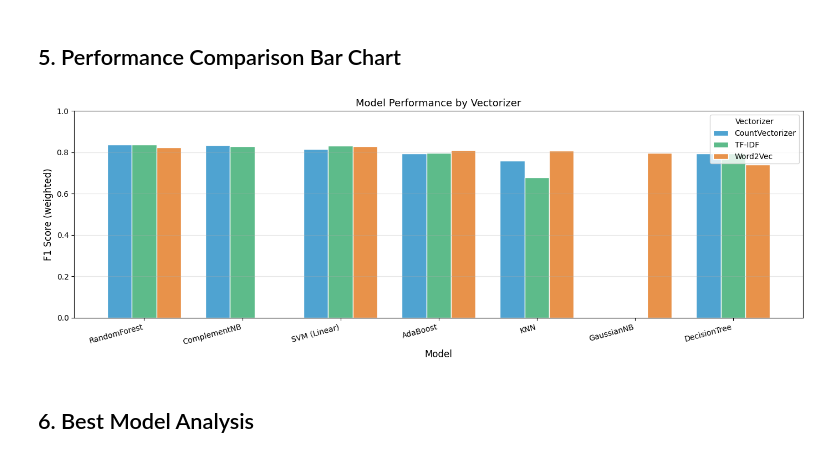
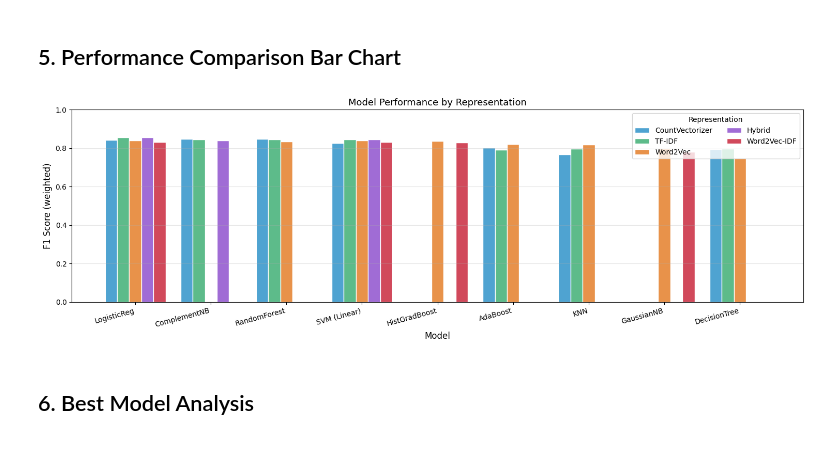
Before and after one commit to ArmanBjr/snappfood-sentiment-analysis, a Jupyter notebook: notebooks/03_base_models.ipynb, the cells around one changed output. Drawn from its saved outputs; the diff is of its cells as text; code cells hidden in the pictures.

```diff
--- a/notebooks/03_base_models.ipynb
+++ b/notebooks/03_base_models.ipynb
@@ -56,6 +71,7 @@ Imports OK
 # %% [markdown]
 ## 1. Load Feature Matrices
 # %%
+# Required representations
 X_train_count = sp.load_npz(os.path.join(DATA_PROC, 'X_train_count.npz'))
 X_test_count  = sp.load_npz(os.path.join(DATA_PROC, 'X_test_count.npz'))
 
@@ -65,6 +81,13 @@ X_test_tfidf  = sp.load_npz(os.path.join(DATA_PROC, 'X_test_tfidf.npz'))
 X_train_w2v   = np.load(os.path.join(DATA_PROC, 'X_train_w2v.npy'))
 X_test_w2v    = np.load(os.path.join(DATA_PROC, 'X_test_w2v.npy'))
 
+# Bonus representations from Phase 2
+X_train_hybrid = sp.load_npz(os.path.join(DATA_PROC, 'X_train_hybrid.npz'))
+X_test_hybrid  = sp.load_npz(os.path.join(DATA_PROC, 'X_test_hybrid.npz'))
+
+X_train_w2v_idf = np.load(os.path.join(DATA_PROC, 'X_train_w2v_idf.npy'))
+X_test_w2v_idf  = np.load(os.path.join(DATA_PROC, 'X_test_w2v_idf.npy'))
+
 y_train = np.load(os.path.join(DATA_PROC, 'y_train.npy'))
 y_test  = np.load(os.path.join(DATA_PROC, 'y_test.npy'))
 
@@ -73,6 +96,8 @@ test_df = pd.read_csv(os.path.join(DATA_PROC, 'test.csv'), encoding='utf-8')
 X_test_texts = test_df['cleaned'].fillna('').values
 
 print('All feature matrices loaded.')
-print(f'Train: {X_train_count.shape}  Test: {X_test_count.shape}')
+print(f'Count : {X_train_count.shape}   TF-IDF: {X_train_tfidf.shape}')
+print(f'W2V   : {X_train_w2v.shape}   W2V-IDF: {X_train_w2v_idf.shape}')
+print(f'Hybrid: {X_train_hybrid.shape}')
 # %% [output]
 All feature matrices loaded.
@@ -121,12 +158,13 @@ for vec_name, (X_tr, X_te) in vectorizers.items():
 
     for model_name, model, supported in models:
         if vec_name not in supported:
-            print(f'  [SKIP] {model_name} (not compatible with {vec_name})')
             continue
 
-        # GaussianNB requires dense input
-        X_tr_use = X_tr.toarray() if (sp.issparse(X_tr) and isinstance(model, GaussianNB)) else X_tr
-        X_te_use = X_te.toarray() if (sp.issparse(X_te) and isinstance(model, GaussianNB)) else X_te
+        # Some estimators (GaussianNB, HistGradientBoosting) cannot consume
+        # scipy sparse input — densify only for those.
+        needs_dense = isinstance(model, DENSE_REQUIRED_TYPES)
+        X_tr_use = X_tr.toarray() if (needs_dense and sp.issparse(X_tr)) else X_tr
+        X_te_use = X_te.toarray() if (needs_dense and sp.issparse(X_te)) else X_te
 
         t0 = time.time()
         model.fit(X_tr_use, y_train)
@@ -256,35 +275,37 @@ plt.show()
 # %% [markdown]
 ## 5. Performance Comparison Bar Chart
 # %%
-colors = {'CountVectorizer': '#4FA3D1', 'TF-IDF': '#5DBB8A', 'Word2Vec': '#E8924A'}
-vec_names = results_df['vectorizer'].unique()
+vec_names = list(vectorizers.keys())
+palette = ['#4FA3D1', '#5DBB8A', '#E8924A', '#A06CD5', '#D1495B']
+colors = {v: palette[i % len(palette)] for i, v in enumerate(vec_names)}
+
 model_names_ordered = results_df.groupby('model')['f1'].max().sort_values(ascending=False).index
 
 x = np.arange(len(model_names_ordered))
-width = 0.25
+width = 0.8 / len(vec_names)
 
-fig, ax = plt.subplots(figsize=(14, 5))
+fig, ax = plt.subplots(figsize=(15, 5))
 
 for i, vec in enumerate(vec_names):
     vec_data = results_df[results_df['vectorizer'] == vec].set_index('model')
     f1_vals = [vec_data.loc[m, 'f1'] if m in vec_data.index else 0 for m in model_names_ordered]
-    offset = (i - 1) * width
-    bars = ax.bar(x + offset, f1_vals, width, label=vec, color=colors[vec], edgecolor='white')
+    offset = (i - (len(vec_names) - 1) / 2) * width
+    ax.bar(x + offset, f1_vals, width, label=vec, color=colors[vec], edgecolor='white')
 
 ax.set_xlabel('Model', fontsize=12)
 ax.set_ylabel('F1 Score (weighted)', fontsize=12)
-ax.set_title('Model Performance by Vectorizer', fontsize=13)
+ax.set_title('Model Performance by Representation', fontsize=13)
 ax.set_xticks(x)
 ax.set_xticklabels(model_names_ordered, rotation=15, ha='right')
 ax.set_ylim(0, 1.0)
-ax.legend(title='Vectorizer')
+ax.legend(title='Representation', ncol=2)
 ax.grid(axis='y', alpha=0.3)
 
 plt.tight_layout()
 plt.savefig(os.path.join(FIG_DIR, 'phase3_f1_comparison.png'), dpi=120, bbox_inches='tight')
 plt.show()
 # %% [output]
-[figure, old version]
+[figure, new version]
 # %% [markdown]
 ## 6. Best Model Analysis
 # %%
```
Also changed, not shown: parts of 15 cells of this notebook, 59 other files.
